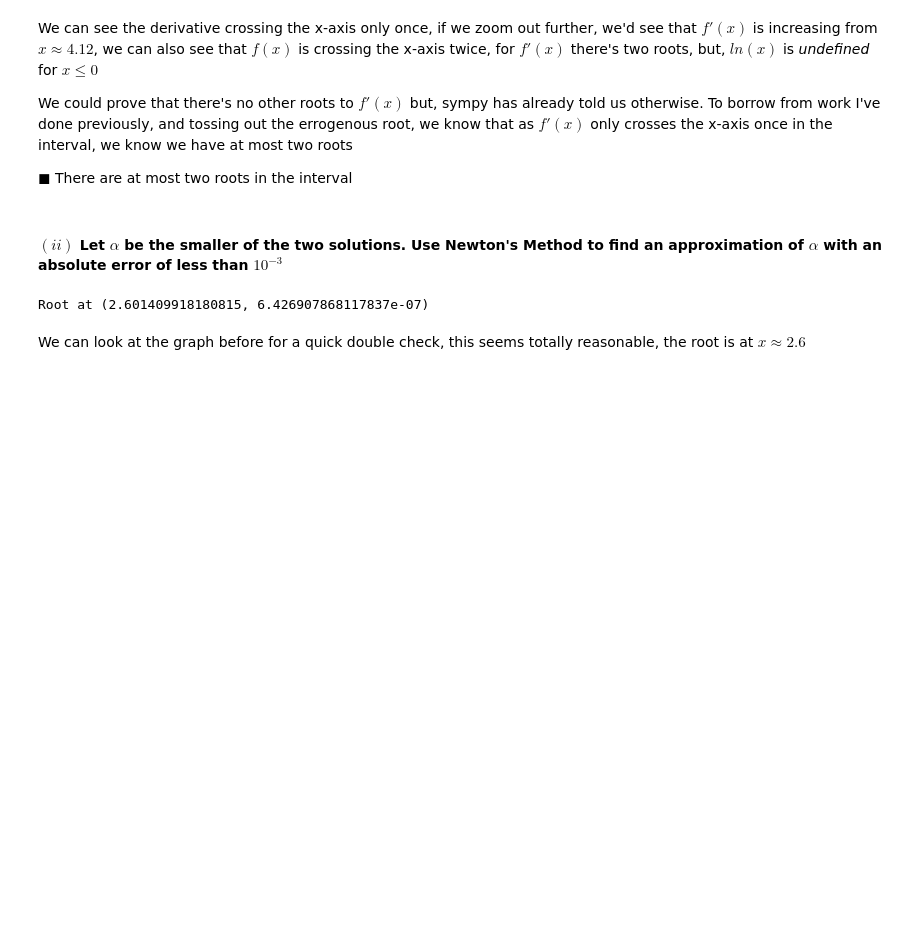
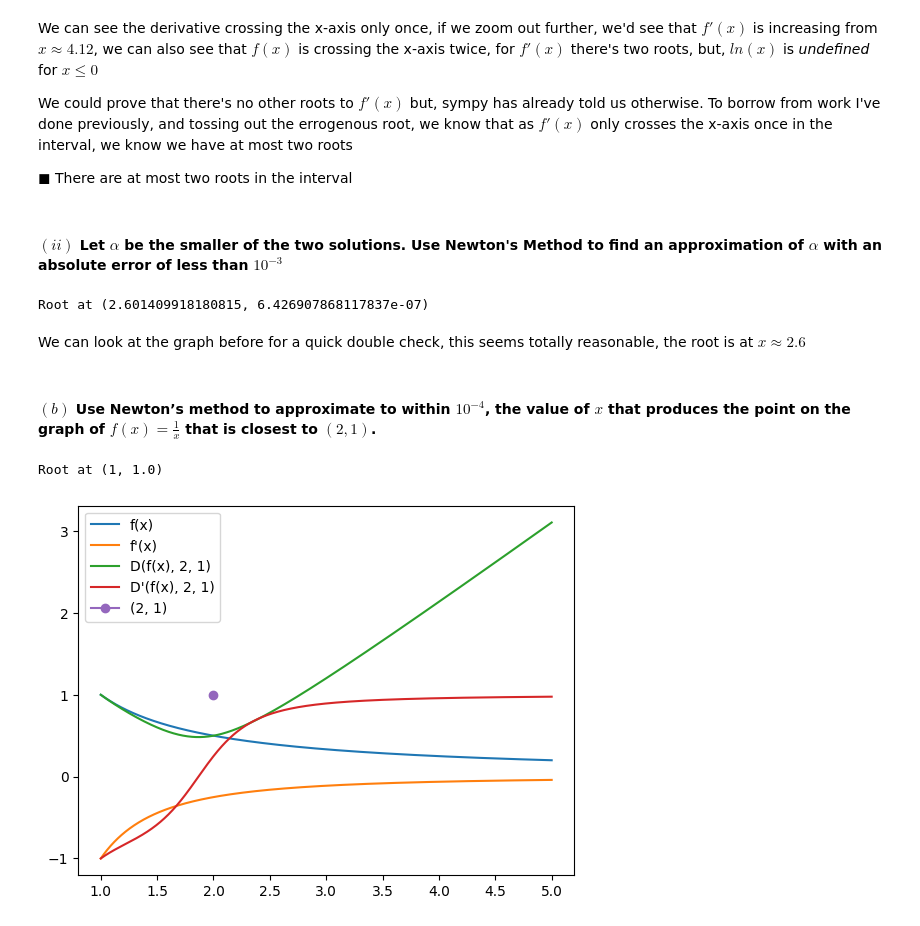
Before and after one commit to MeVsTheVoices/MATH670, a Jupyter notebook: jan/homework_1/section_6.ipynb, the cells around one changed output. Saved outputs shown, nothing was run; the diff lists cells and outputs as text; code cells hidden in the pictures; blank space fills up the shorter version.

```diff
--- a/jan/homework_1/section_6.ipynb
+++ b/jan/homework_1/section_6.ipynb
@@ -89,3 +89,40 @@ print(f'Root at ({guess}, {f_of_x(guess)})')
 Root at (2.601409918180815, 6.426907868117837e-07)
 # %% [markdown]
 We can look at the graph before for a quick double check, this seems totally reasonable, the root is at $x \approx 2.6$
+# %% [markdown]
+#### $(b)$ Use Newton’s method to approximate to within $10^{−4}$, the value of $x$ that produces the point on the graph of $f(x) = \frac{1}{x}$ that is closest to $(2, 1)$.
+# %%
+f_of_x_sympy = 1/x
+
+distance_of_f_of_x_sympy = sympy.sqrt((x - 2)**2 + (f_of_x_sympy - 1)**2)
+distance_prime_of_f_of_x_sympy = sympy.diff(distance_of_f_of_x_sympy, x)
+distance_prime_prime_of_f_of_x_sympy = sympy.diff(distance_prime_of_f_of_x_sympy, x)
+
+
+f_of_x = sympy.lambdify(x, f_of_x_sympy, 'numpy')
+f_prime_of_x = sympy.lambdify(x, sympy.diff(f_of_x_sympy, x), 'numpy')
+
+distance_of_f_of_x = sympy.lambdify(x, distance_of_f_of_x_sympy, 'numpy')
+distance_prime_of_f_of_x = sympy.lambdify(x, distance_prime_of_f_of_x_sympy, 'numpy')
+distance_prime_prime_of_f_of_x = sympy.lambdify(x, distance_prime_prime_of_f_of_x_sympy, 'numpy')
+
+x_values = np.linspace(1, 5, 1000)
+
+plt.plot(x_values, f_of_x(x_values), label = "f(x)")
+plt.plot(x_values, f_prime_of_x(x_values), label = "f'(x)")
+plt.plot(x_values, distance_of_f_of_x(x_values), label = "D(f(x), 2, 1)")
+plt.plot(x_values, distance_prime_of_f_of_x(x_values), label = "D'(f(x), 2, 1)")
+plt.plot(2, 1, label = "(2, 1)", marker = 'o')
+plt.legend()
+guess = 2
+
+guess = newtons_method(
+    fOfX = distance_prime_of_f_of_x,
+    dfOfX = distance_prime_prime_of_f_of_x,
+    guess = 1
+)
+
+print(f'Root at ({guess}, {f_of_x(guess)})')
+# %% [output]
+Root at (1, 1.0)
+[figure, added]
```
Also changed, not shown: parts of 3 cells of this notebook.
